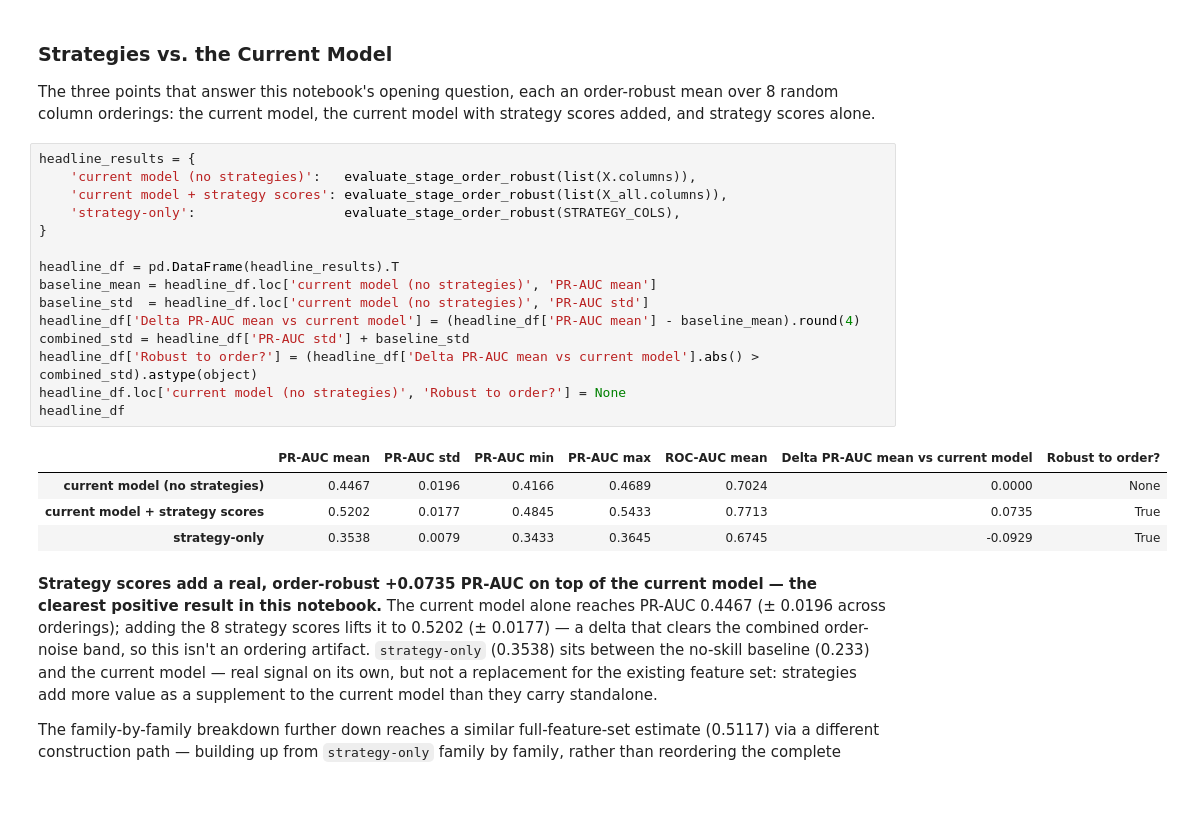
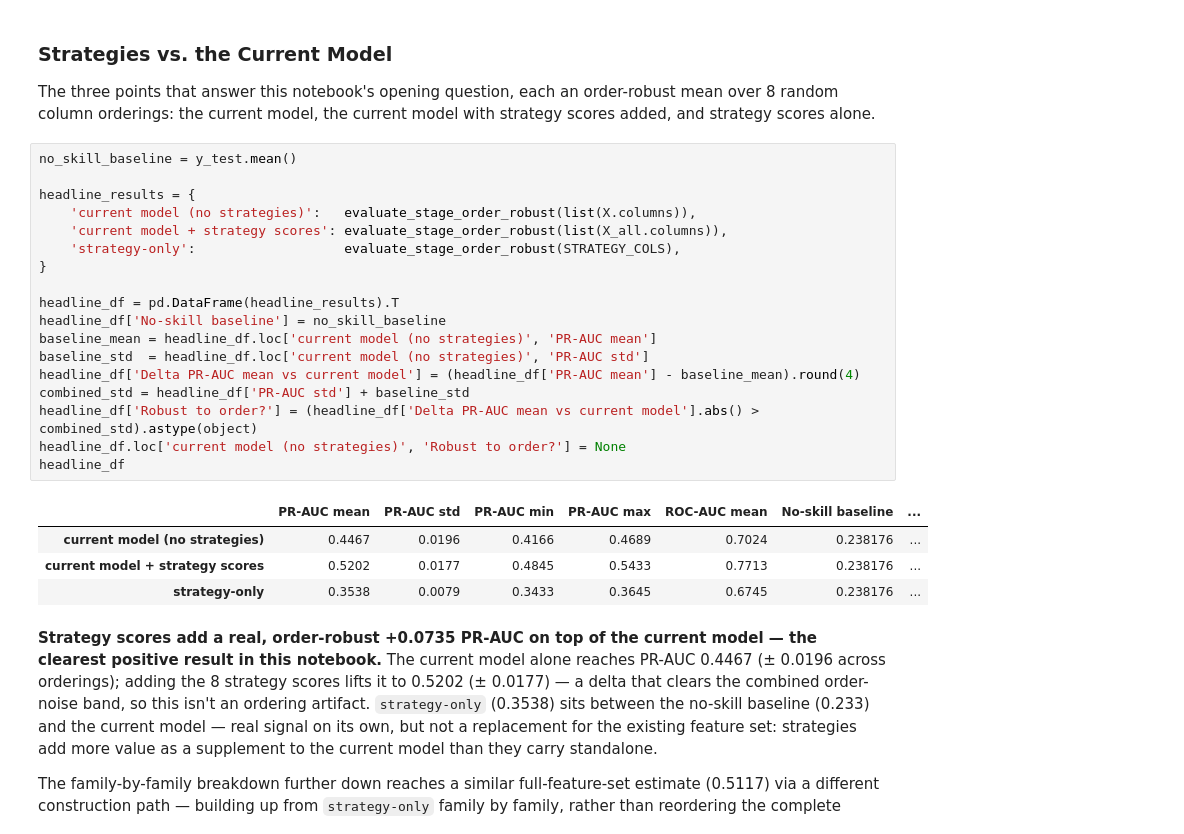
Before and after one commit to jct-nlp/change-my-view-2025, a Jupyter notebook: this work/06_strategy_ablation.ipynb, the cells around one changed output. Saved outputs shown, nothing was run; the diff lists cells and outputs as text; blank space fills up the shorter version.

```diff
--- a/this work/06_strategy_ablation.ipynb
+++ b/this work/06_strategy_ablation.ipynb
@@ -211,25 +229,28 @@ def evaluate_stage_order_robust(cols, n_repeats=8, seed=0):
 
 The three points that answer this notebook's opening question, each an order-robust mean over 8 random column orderings: the current model, the current model with strategy scores added, and strategy scores alone.
 # %%
+no_skill_baseline = y_test.mean()
+
 headline_results = {
     'current model (no strategies)':   evaluate_stage_order_robust(list(X.columns)),
     'current model + strategy scores': evaluate_stage_order_robust(list(X_all.columns)),
     'strategy-only':                   evaluate_stage_order_robust(STRATEGY_COLS),
 }
 
 headline_df = pd.DataFrame(headline_results).T
+headline_df['No-skill baseline'] = no_skill_baseline
 baseline_mean = headline_df.loc['current model (no strategies)', 'PR-AUC mean']
 baseline_std  = headline_df.loc['current model (no strategies)', 'PR-AUC std']
 headline_df['Delta PR-AUC mean vs current model'] = (headline_df['PR-AUC mean'] - baseline_mean).round(4)
 combined_std = headline_df['PR-AUC std'] + baseline_std
 headline_df['Robust to order?'] = (headline_df['Delta PR-AUC mean vs current model'].abs() > combined_std).astype(object)
 headline_df.loc['current model (no strategies)', 'Robust to order?'] = None
 headline_df
 # %% [output]
-|  | PR-AUC mean | PR-AUC std | PR-AUC min | PR-AUC max | ROC-AUC mean | Delta PR-AUC mean vs current model | Robust to order? |
-| current model (no strategies) | 0.4467 | 0.0196 | 0.4166 | 0.4689 | 0.7024 | 0.0000 | None |
-| current model + strategy scores | 0.5202 | 0.0177 | 0.4845 | 0.5433 | 0.7713 | 0.0735 | True |
-| strategy-only | 0.3538 | 0.0079 | 0.3433 | 0.3645 | 0.6745 | -0.0929 | True |
+|  | PR-AUC mean | PR-AUC std | PR-AUC min | PR-AUC max | ROC-AUC mean | No-skill baseline | ... |
+| current model (no strategies) | 0.4467 | 0.0196 | 0.4166 | 0.4689 | 0.7024 | 0.238176 | ... |
+| current model + strategy scores | 0.5202 | 0.0177 | 0.4845 | 0.5433 | 0.7713 | 0.238176 | ... |
+| strategy-only | 0.3538 | 0.0079 | 0.3433 | 0.3645 | 0.6745 | 0.238176 | ... |
 # %% [markdown]
 **Strategy scores add a real, order-robust +0.0735 PR-AUC on top of the current model — the clearest positive result in this notebook.** The current model alone reaches PR-AUC 0.4467 (± 0.0196 across orderings); adding the 8 strategy scores lifts it to 0.5202 (± 0.0177) — a delta that clears the combined order-noise band, so this isn't an ordering artifact. `strategy-only` (0.3538) sits between the no-skill baseline (0.233) and the current model — real signal on its own, but not a replacement for the existing feature set: strategies add more value as a supplement to the current model than they carry standalone.
 
```
Also changed, not shown: parts of 10 cells of this notebook, 1 other file.
